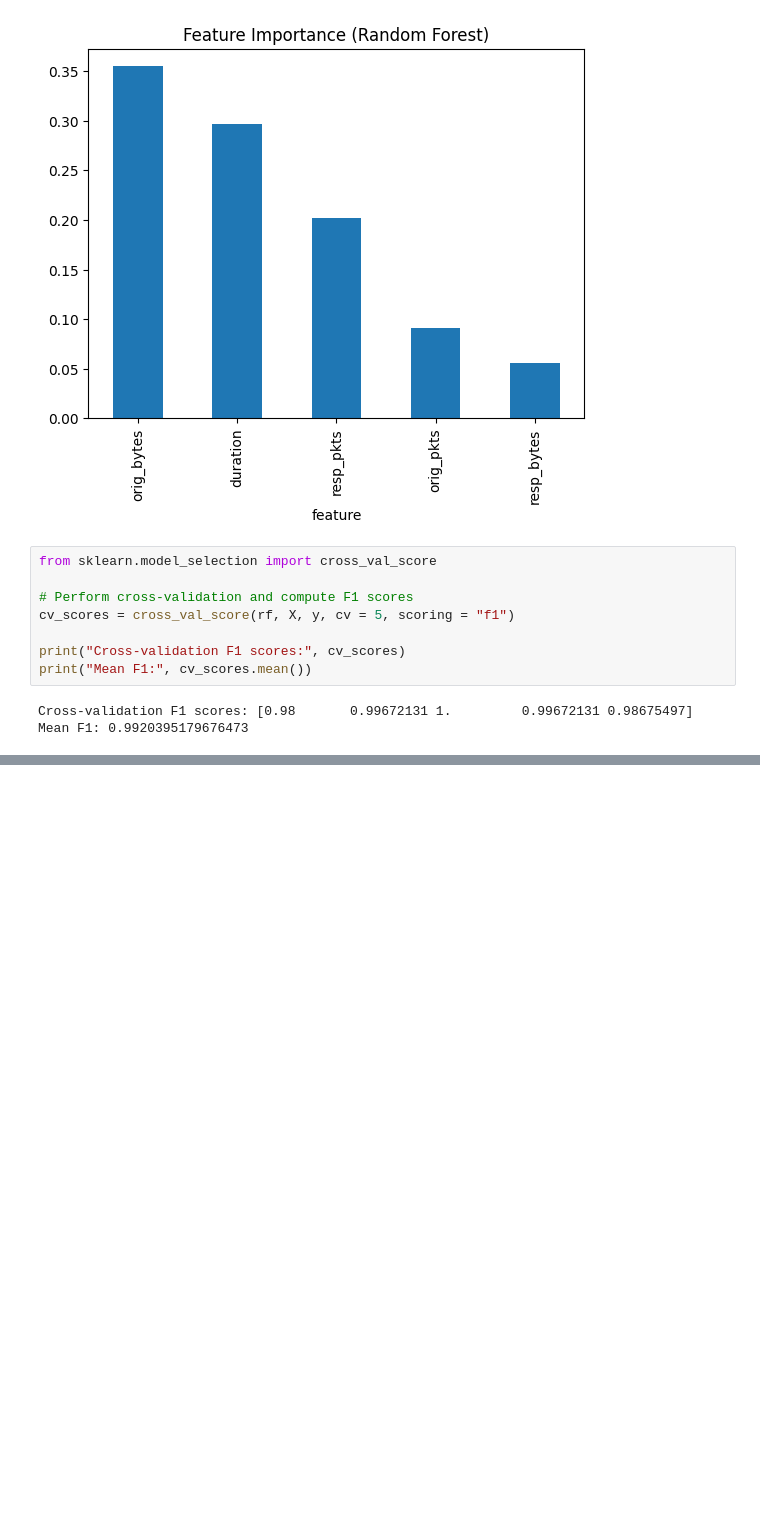
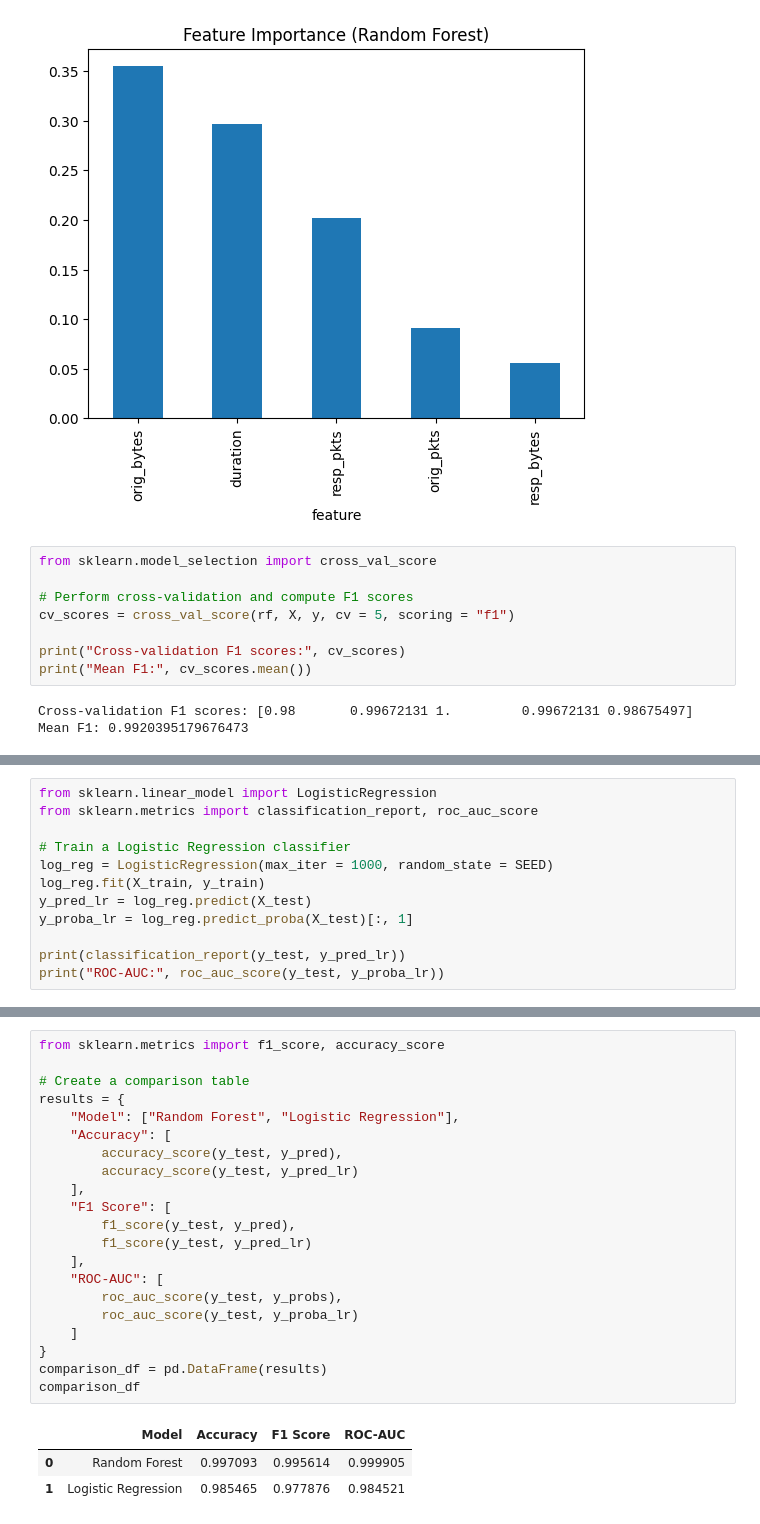
Before and after one commit to Amin256/iot-edge-ids, a Jupyter notebook: notebooks/baseline_model.ipynb, the cells around one changed output, grey strips where cells are left out. Drawn from its saved outputs; the diff is of its cells as text; blank space fills up the shorter version.

Commit message:
Added logistic regression baseline and model comparison metrics

```diff
--- a/notebooks/baseline_model.ipynb
+++ b/notebooks/baseline_model.ipynb
@@ -203,0 +207,12 @@ Mean F1: 0.9920395179676473
+# %%
+from sklearn.linear_model import LogisticRegression
+from sklearn.metrics import classification_report, roc_auc_score
+
+# Train a Logistic Regression classifier
+log_reg = LogisticRegression(max_iter = 1000, random_state = SEED)
+log_reg.fit(X_train, y_train)
+y_pred_lr = log_reg.predict(X_test)
+y_proba_lr = log_reg.predict_proba(X_test)[:, 1]
+
+print(classification_report(y_test, y_pred_lr))
+print("ROC-AUC:", roc_auc_score(y_test, y_proba_lr))
@@ -203,0 +230,25 @@ Mean F1: 0.9920395179676473
+# %%
+from sklearn.metrics import f1_score, accuracy_score
+
+# Create a comparison table
+results = {
+    "Model": ["Random Forest", "Logistic Regression"],
+    "Accuracy": [
+        accuracy_score(y_test, y_pred),
+        accuracy_score(y_test, y_pred_lr)
+    ],
+    "F1 Score": [
+        f1_score(y_test, y_pred),
+        f1_score(y_test, y_pred_lr)
+    ],
+    "ROC-AUC": [
+        roc_auc_score(y_test, y_probs),
+        roc_auc_score(y_test, y_proba_lr)
+    ]
+}
+comparison_df = pd.DataFrame(results)
+comparison_df
+# %% [output]
+|  | Model | Accuracy | F1 Score | ROC-AUC |
+| 0 | Random Forest | 0.997093 | 0.995614 | 0.999905 |
+| 1 | Logistic Regression | 0.985465 | 0.977876 | 0.984521 |
```
Also changed, not shown: parts of 3 cells of this notebook, 2 other files.
